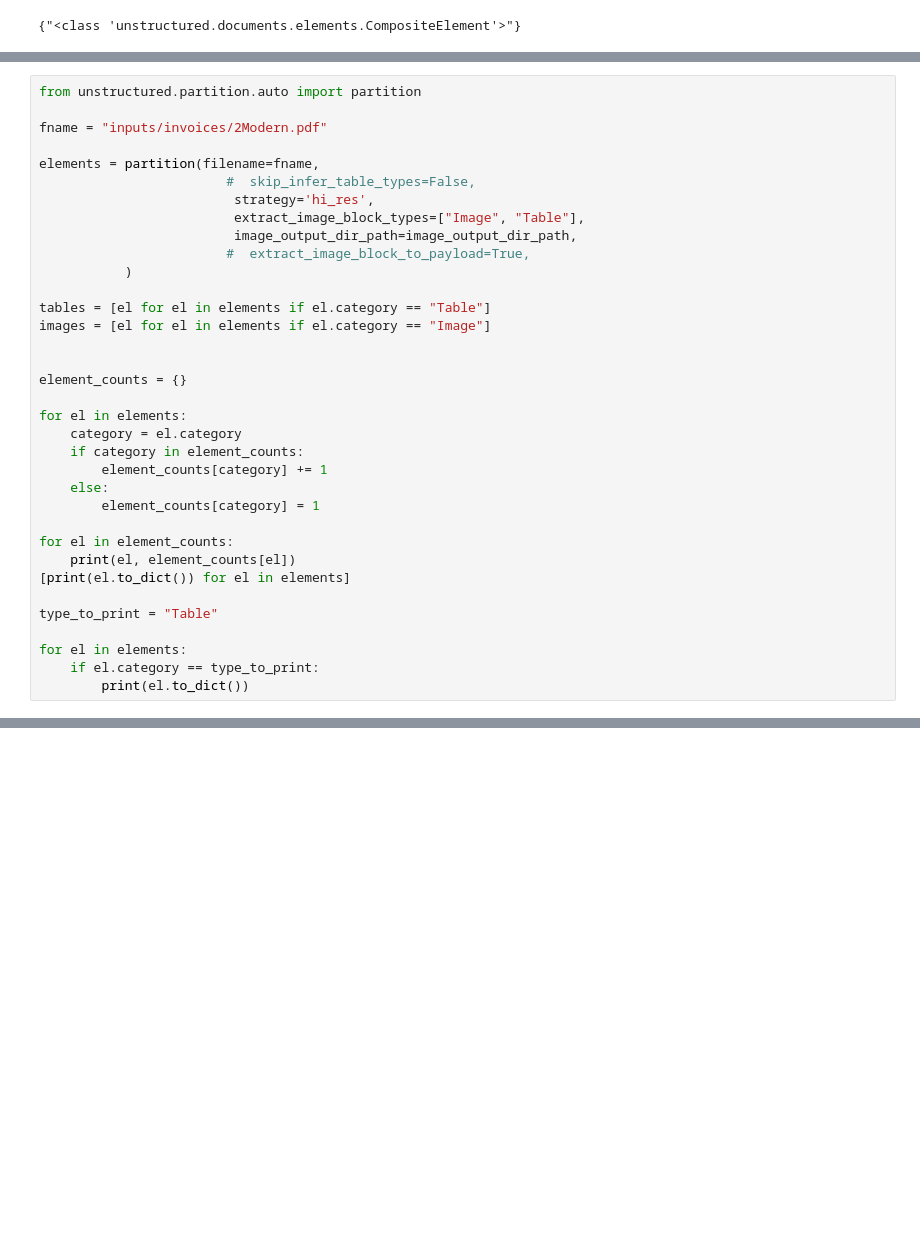
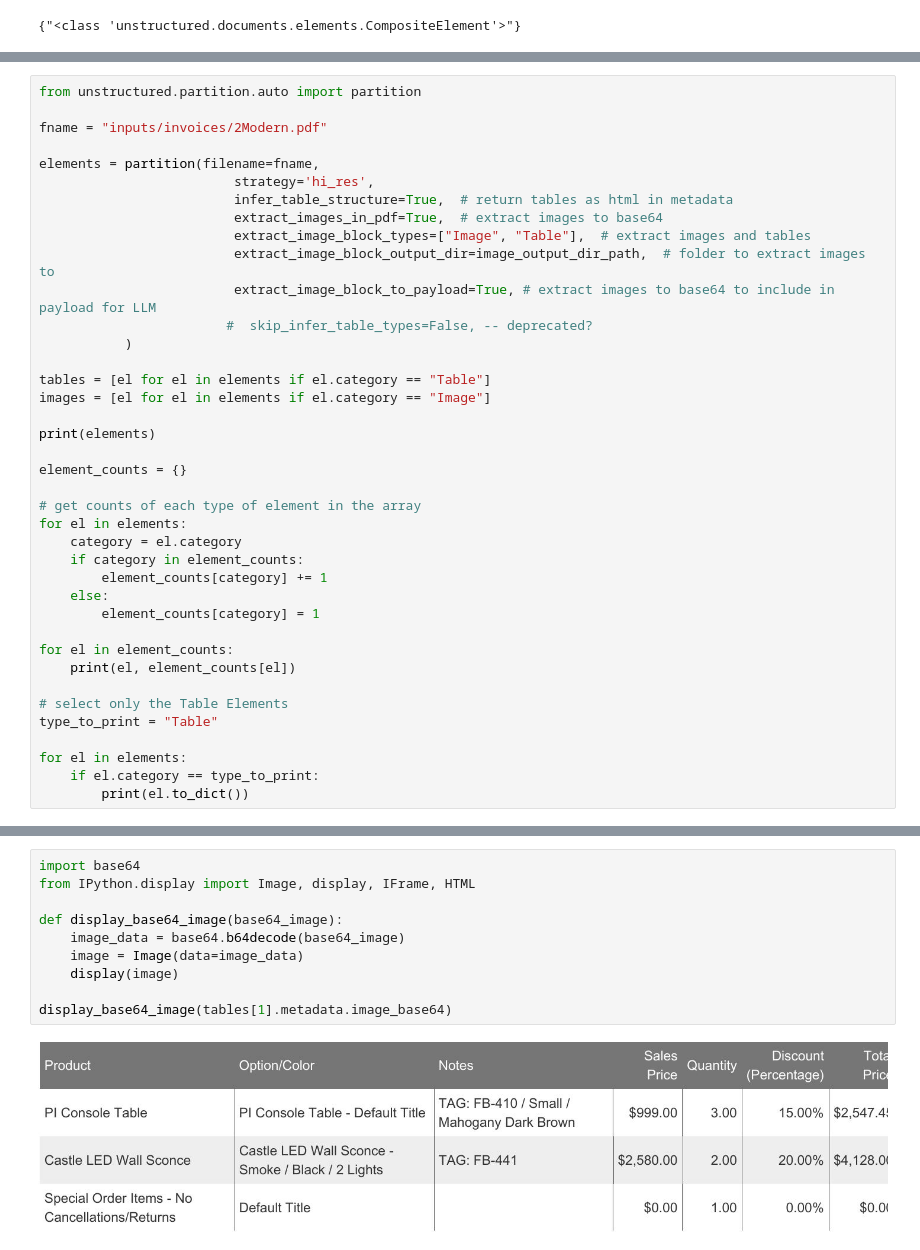
Before and after one commit to RebaAtSource/document-extraction-playground, a Jupyter notebook: backend/app_notebook.ipynb, the cells around one changed output, grey strips where cells are left out. Cells and saved outputs as stored; diff of their text form; blank space fills up the shorter version.

```diff
--- a/backend/app_notebook.ipynb
+++ b/backend/app_notebook.ipynb
@@ -117,19 +137,23 @@ from unstructured.partition.auto import partition
 fname = "inputs/invoices/2Modern.pdf"
 
 elements = partition(filename=fname,
-                        #  skip_infer_table_types=False,
                          strategy='hi_res',
-                         extract_image_block_types=["Image", "Table"],
-                         image_output_dir_path=image_output_dir_path,
-                        #  extract_image_block_to_payload=True,
+                         infer_table_structure=True,  # return tables as html in metadata
+                         extract_images_in_pdf=True,  # extract images to base64
+                         extract_image_block_types=["Image", "Table"],  # extract images and tables
+                         extract_image_block_output_dir=image_output_dir_path,  # folder to extract images to
+                         extract_image_block_to_payload=True, # extract images to base64 to include in payload for LLM
+                        #  skip_infer_table_types=False, -- deprecated?
            )
 
 tables = [el for el in elements if el.category == "Table"]
 images = [el for el in elements if el.category == "Image"]
 
+print(elements)
 
 element_counts = {}
 
+# get counts of each type of element in the array
 for el in elements:
     category = el.category
     if category in element_counts:
@@ -139,8 +163,8 @@ for el in elements:
 
 for el in element_counts:
     print(el, element_counts[el])
-[print(el.to_dict()) for el in elements]
 
+# select only the Table Elements
 type_to_print = "Table"
 
 for el in elements:
@@ -166,0 +187,12 @@ ListItem 6
+# %%
+import base64
+from IPython.display import Image, display, IFrame, HTML
+
+def display_base64_image(base64_image):
+    image_data = base64.b64decode(base64_image)
+    image = Image(data=image_data)
+    display(image)
+
+display_base64_image(tables[1].metadata.image_base64)
+# %% [output]
+[figure, added]
```
Also changed, not shown: parts of 8 cells of this notebook, 2 other files.
